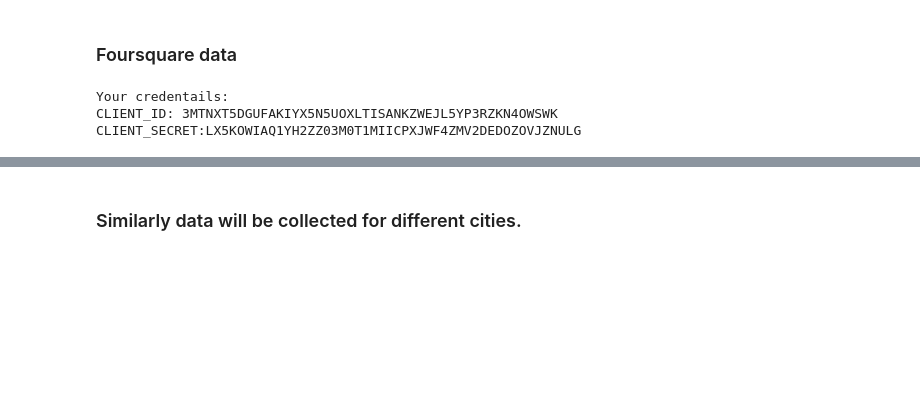
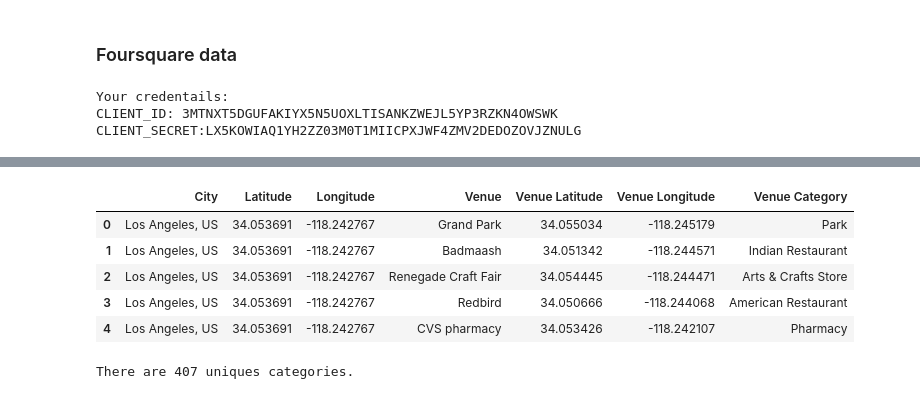
Before and after one commit to kdkuldeep/Coursera_Capstone, a Jupyter notebook: Capstone_Project.ipynb, the cells around one changed output, grey strips where cells are left out. Saved outputs shown, nothing was run; the diff lists cells and outputs as text; code cells hidden in the pictures; blank space fills up the shorter version.

```diff
--- a/Capstone_Project.ipynb
+++ b/Capstone_Project.ipynb
@@ -194,2 +231,0 @@ toronto_venues.head()
-# %% [markdown]
-### Similarly data will be collected for different cities.
@@ -195,0 +236,13 @@ toronto_venues.head()
+# %%
+venues.head()
+# %% [output]
+|  | City | Latitude | Longitude | Venue | Venue Latitude | Venue Longitude | Venue Category |
+| 0 | Los Angeles, US | 34.053691 | -118.242767 | Grand Park | 34.055034 | -118.245179 | Park |
+| 1 | Los Angeles, US | 34.053691 | -118.242767 | Badmaash | 34.051342 | -118.244571 | Indian Restaurant |
+| 2 | Los Angeles, US | 34.053691 | -118.242767 | Renegade Craft Fair | 34.054445 | -118.244471 | Arts & Crafts Store |
+| 3 | Los Angeles, US | 34.053691 | -118.242767 | Redbird | 34.050666 | -118.244068 | American Restaurant |
+| 4 | Los Angeles, US | 34.053691 | -118.242767 | CVS pharmacy | 34.053426 | -118.242107 | Pharmacy |
+# %%
+print('There are {} uniques categories.'.format(len(venues['Venue Category'].unique())))
+# %% [output]
+There are 407 uniques categories.
```
Also changed, not shown: parts of 28 cells of this notebook.
